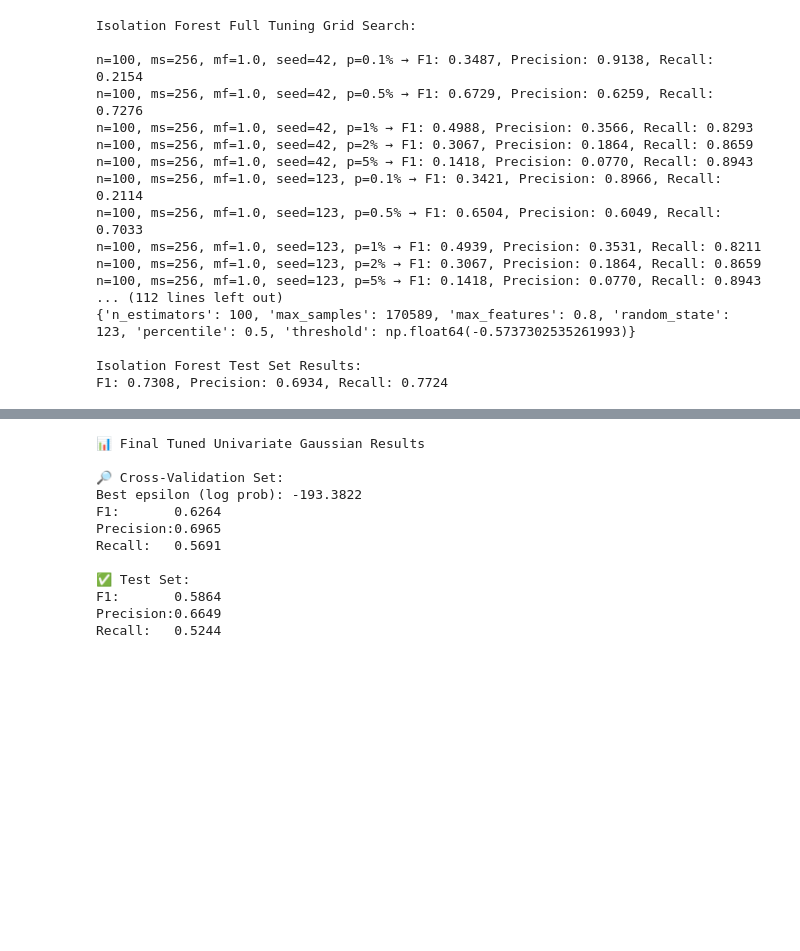
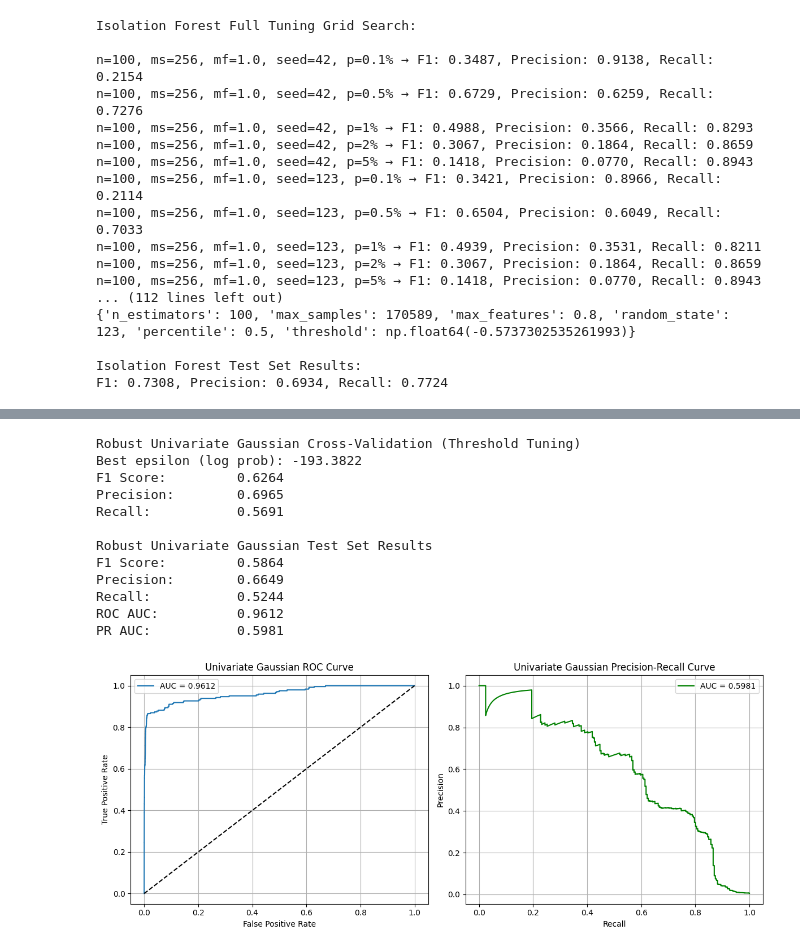
Before and after one commit to danbennett239/CI603, a Jupyter notebook: CI603_Coursework.ipynb, the cells around one changed output, grey strips where cells are left out. Drawn from its saved outputs; the diff is of its cells as text; code cells hidden in the pictures; blank space fills up the shorter version.

```diff
--- a/CI603_Coursework.ipynb
+++ b/CI603_Coursework.ipynb
@@ -702,67 +771,74 @@ F1: 0.6196, Precision: 0.7047, Recall: 0.5528
 # %%
-import numpy as np
-import pandas as pd
-from scipy.stats import norm
-from sklearn.metrics import f1_score, precision_score, recall_score
-
-# Step 1: Use robust statistics (median + IQR-based std)
+# Robust univariate (median + IQR-based std)
 mu = train_fraud_X.median().values
 iqr = train_fraud_X.quantile(0.75) - train_fraud_X.quantile(0.25)
 sigma = (iqr / 1.349).values  # IQR to std conversion (approx for normal dist)
 
-# Step 2: Compute log-probabilities assuming feature independence
 def log_univariate_gaussian(X, mu, sigma):
     log_p = np.zeros(X.shape[0])
     for i in range(len(mu)):
         log_p += norm.logpdf(X[:, i], mu[i], sigma[i])
     return log_p
 
-# Step 3: Get log-probabilities for CV and test sets
 p_cv = log_univariate_gaussian(train_cv_X.values, mu, sigma)
 p_test = log_univariate_gaussian(train_test_X.values, mu, sigma)
 
-# Step 4: Threshold tuning using CV set
 epsilons = np.linspace(np.min(p_cv), np.max(p_cv), 100)
 best_f1 = 0
+best_epsilon = None
+best_precision = 0
+best_recall = 0
 
 for epsilon in epsilons:
     preds = (p_cv < epsilon).astype(int)
     f1 = f1_score(train_cv_y, preds)
     if f1 > best_f1:
         best_f1 = f1
         best_epsilon = epsilon
         best_precision = precision_score(train_cv_y, preds)
         best_recall = recall_score(train_cv_y, preds)
 
-# Step 5: Evaluate on test set using best threshold
+print("Robust Univariate Gaussian Cross-Validation (Threshold Tuning)")
+print(f"Best epsilon (log prob): {best_epsilon:.4f}")
+print(f"F1 Score:         {best_f1:.4f}")
+print(f"Precision:        {best_precision:.4f}")
+print(f"Recall:           {best_recall:.4f}")
+
 test_preds = (p_test < best_epsilon).astype(int)
 test_f1 = f1_score(train_test_y, test_preds)
 test_precision = precision_score(train_test_y, test_preds)
 test_recall = recall_score(train_test_y, test_preds)
 
-# Output results
-print("\n📊 Final Tuned Univariate Gaussian Results")
+fpr, tpr, prec_curve, rec_curve, roc_auc, pr_auc = compute_roc_pr_metrics(train_test_y, -p_test)
 
-print(f"\n🔎 Cross-Validation Set:")
-print(f"Best epsilon (log prob): {best_epsilon:.4f}")
-print(f"F1:       {best_f1:.4f}")
-print(f"Precision:{best_precision:.4f}")
-print(f"Recall:   {best_recall:.4f}")
+print("\nRobust Univariate Gaussian Test Set Results")
+print(f"F1 Score:         {test_f1:.4f}")
+print(f"Precision:        {test_precision:.4f}")
+print(f"Recall:           {test_recall:.4f}")
+print(f"ROC AUC:          {roc_auc:.4f}")
+print(f"PR AUC:           {pr_auc:.4f}")
 
-print(f"\n✅ Test Set:")
-print(f"F1:       {test_f1:.4f}")
-print(f"Precision:{test_precision:.4f}")
-print(f"Recall:   {test_recall:.4f}")
+plot_roc_pr(fpr, tpr, prec_curve, rec_curve, roc_auc, pr_auc, "Univariate Gaussian")
+
+results.append({
+    'Model': 'Robust Univariate Gaussian',
+    'F1': test_f1,
+    'Precision': test_precision,
+    'Recall': test_recall,
+    'ROC AUC': roc_auc,
+    'PR AUC': pr_auc
+})
 # %% [output]
-📊 Final Tuned Univariate Gaussian Results
+Robust Univariate Gaussian Cross-Validation (Threshold Tuning)
+Best epsilon (log prob): -193.3822
+F1 Score:         0.6264
+Precision:        0.6965
+Recall:           0.5691
 
-🔎 Cross-Validation Set:
-Best epsilon (log prob): -193.3822
-F1:       0.6264
-Precision:0.6965
-Recall:   0.5691
-
-✅ Test Set:
-F1:       0.5864
-Precision:0.6649
-Recall:   0.5244
+Robust Univariate Gaussian Test Set Results
+F1 Score:         0.5864
+Precision:        0.6649
+Recall:           0.5244
+ROC AUC:          0.9612
+PR AUC:           0.5981
+[figure, added]
```
Also changed, not shown: parts of 7 cells of this notebook.
